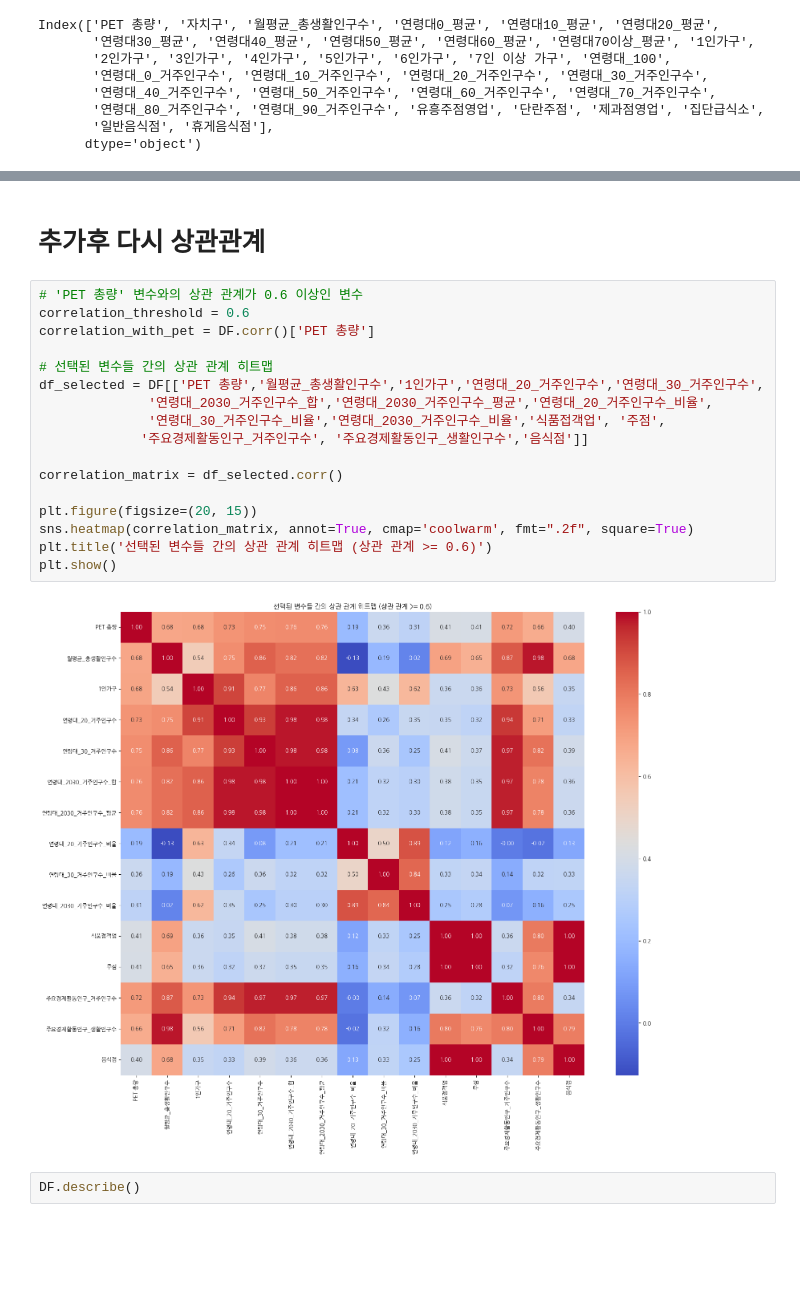
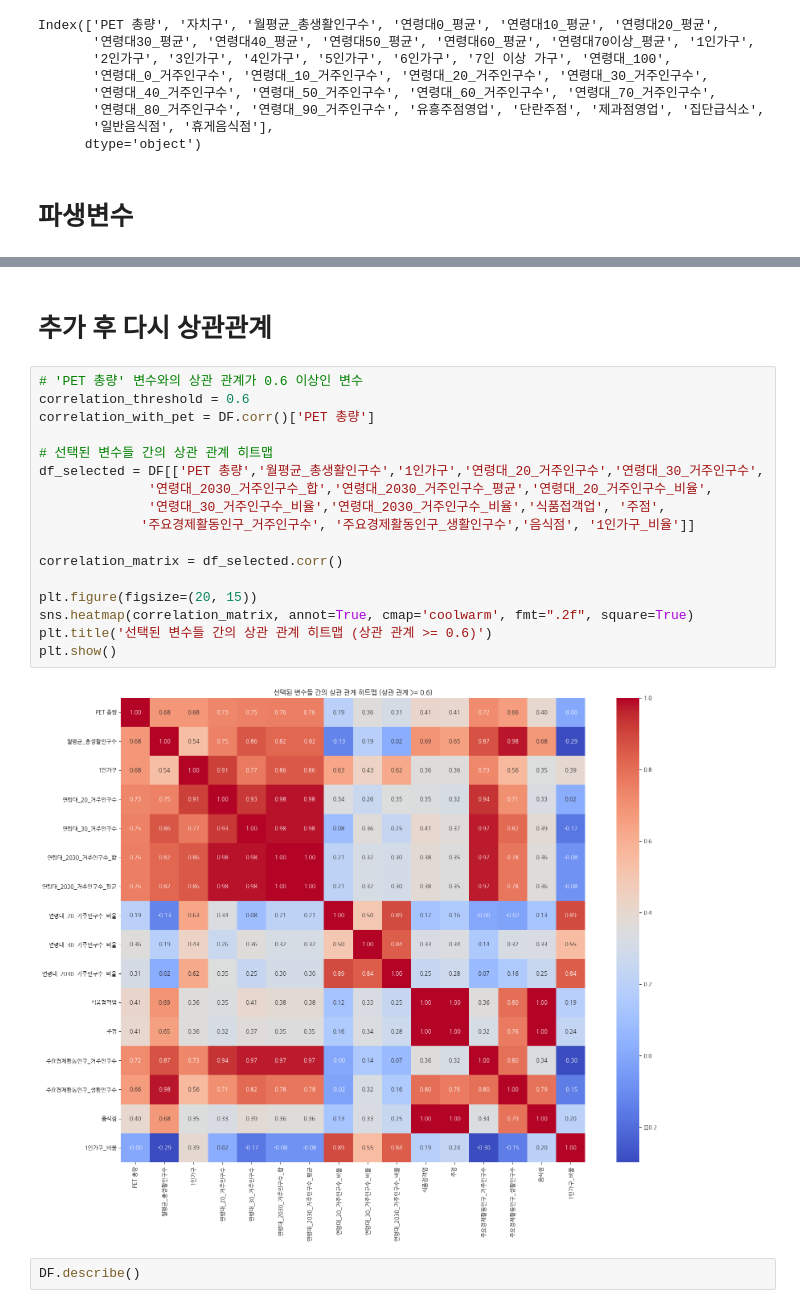
Before and after one commit to GyudongHan/Project_1, a Jupyter notebook: 프로젝트 2/다중회귀_baseline_응용1.ipynb, the cells around one changed output, grey strips where cells are left out. Cells and saved outputs as stored; diff of their text form; blank space fills up the shorter version.

```diff
--- a/프로젝트 2/다중회귀_baseline_응용1.ipynb
+++ b/프로젝트 2/다중회귀_baseline_응용1.ipynb
@@ -53,6 +53,8 @@ Index(['PET 총량', '자치구', '월평균_총생활인구수', '연령대0_
        '연령대_80_거주인구수', '연령대_90_거주인구수', '유흥주점영업', '단란주점', '제과점영업', '집단급식소',
        '일반음식점', '휴게음식점'],
       dtype='object')
+# %% [markdown]
+# 파생변수
 # %%
 df = pd.read_csv('data/for_model_total.csv')
 
@@ -90,26 +92,26 @@ DF.head(2)
 | 0 | 2680.0 | 5.892936e+08 | 3.542718e+07 | 5.912810e+07 | 9.170488e+07 | 1.144680e+08 | 1.135606e+08 | 7.744400e+07 | 5.143368e+07 | 4.612720e+07 | ... |
 | 1 | 2886.3 | 3.672376e+08 | 2.948711e+07 | 3.649162e+07 | 4.277418e+07 | 5.701898e+07 | 6.077971e+07 | 5.486420e+07 | 4.517363e+07 | 4.064814e+07 | ... |
 # %% [markdown]
-# 추가후 다시 상관관계
+# 추가 후 다시 상관관계
 # %%
 # 'PET 총량' 변수와의 상관 관계가 0.6 이상인 변수
 correlation_threshold = 0.6
 correlation_with_pet = DF.corr()['PET 총량']
 
 # 선택된 변수들 간의 상관 관계 히트맵
 df_selected = DF[['PET 총량','월평균_총생활인구수','1인가구','연령대_20_거주인구수','연령대_30_거주인구수',
               '연령대_2030_거주인구수_합','연령대_2030_거주인구수_평균','연령대_20_거주인구수_비율',
               '연령대_30_거주인구수_비율','연령대_2030_거주인구수_비율','식품접객업', '주점',
-             '주요경제활동인구_거주인구수', '주요경제활동인구_생활인구수','음식점']]
+             '주요경제활동인구_거주인구수', '주요경제활동인구_생활인구수','음식점', '1인가구_비율']]
 
 correlation_matrix = df_selected.corr()
 
 plt.figure(figsize=(20, 15))
 sns.heatmap(correlation_matrix, annot=True, cmap='coolwarm', fmt=".2f", square=True)
 plt.title('선택된 변수들 간의 상관 관계 히트맵 (상관 관계 >= 0.6)')
 plt.show()
 # %% [output]
-[figure, old version]
+[figure, new version]
 # %%
 DF.describe()
 # %% [output]
```
Also changed, not shown: parts of 15 cells of this notebook, 3 other files.
